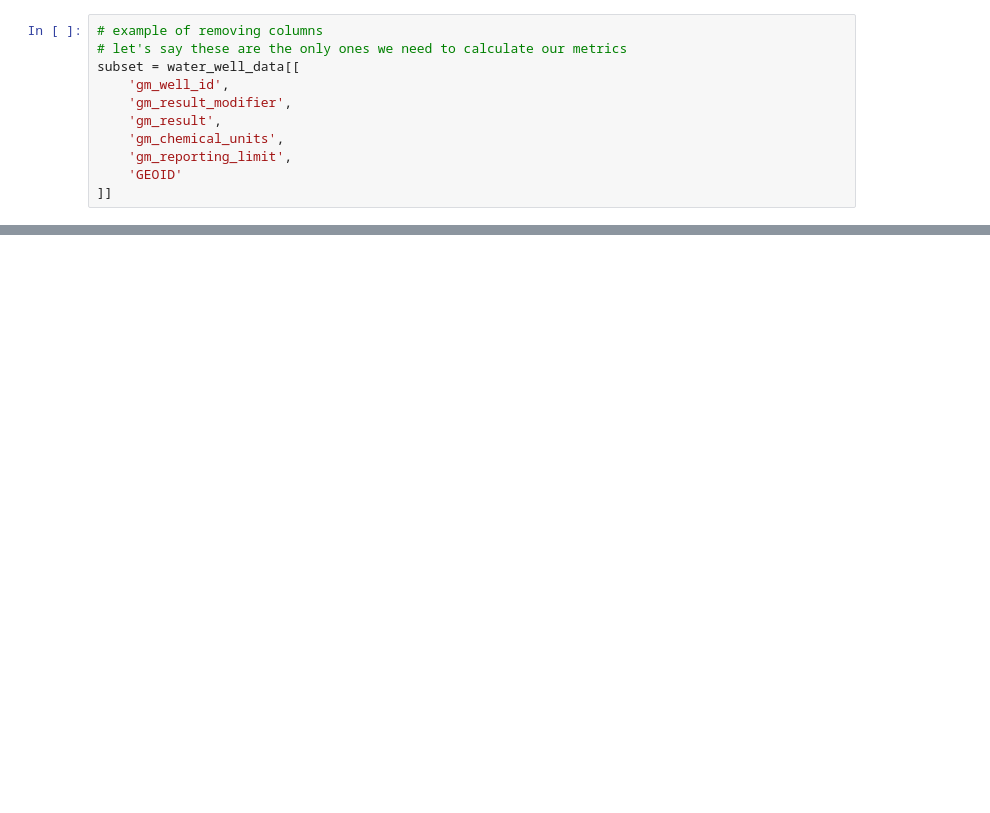
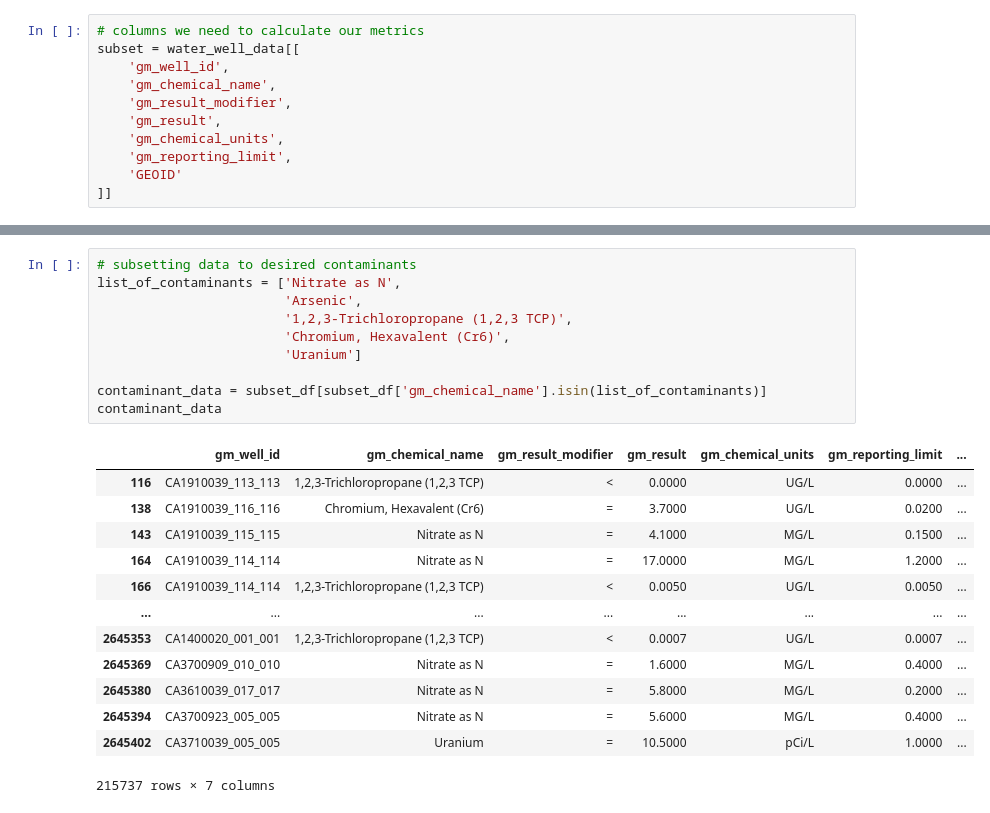
Before and after one commit to Eagle-Rock-Analytics/carb-climate-index, a Jupyter notebook: scripts/data_metric_calc/governance_gama_wells.ipynb, the cells around one changed output, grey strips where cells are left out. Saved outputs shown, nothing was run; the diff lists cells and outputs as text; blank space fills up the shorter version.

Commit message:
metric calc, function call, metadata

```diff
--- a/scripts/data_metric_calc/governance_gama_wells.ipynb
+++ b/scripts/data_metric_calc/governance_gama_wells.ipynb
@@ -32,8 +69,8 @@ df.columns
 # %%
-# example of removing columns
-# let's say these are the only ones we need to calculate our metrics
+# columns we need to calculate our metrics
 subset = water_well_data[[
     'gm_well_id',
+    'gm_chemical_name',
     'gm_result_modifier',
     'gm_result',
     'gm_chemical_units',
@@ -46,0 +180,24 @@ subset_df
+# %%
+# subsetting data to desired contaminants
+list_of_contaminants = ['Nitrate as N',
+                        'Arsenic',
+                        '1,2,3-Trichloropropane (1,2,3 TCP)',
+                        'Chromium, Hexavalent (Cr6)',
+                        'Uranium']
+
+contaminant_data = subset_df[subset_df['gm_chemical_name'].isin(list_of_contaminants)]
+contaminant_data
+# %% [output]
+|  | gm_well_id | gm_chemical_name | gm_result_modifier | gm_result | gm_chemical_units | gm_reporting_limit | ... |
+| 116 | CA1910039_113_113 | 1,2,3-Trichloropropane (1,2,3 TCP) | < | 0.0000 | UG/L | 0.0000 | ... |
+| 138 | CA1910039_116_116 | Chromium, Hexavalent (Cr6) | = | 3.7000 | UG/L | 0.0200 | ... |
+| 143 | CA1910039_115_115 | Nitrate as N | = | 4.1000 | MG/L | 0.1500 | ... |
+| 164 | CA1910039_114_114 | Nitrate as N | = | 17.0000 | MG/L | 1.2000 | ... |
+| 166 | CA1910039_114_114 | 1,2,3-Trichloropropane (1,2,3 TCP) | < | 0.0050 | UG/L | 0.0050 | ... |
+| ... | ... | ... | ... | ... | ... | ... | ... |
+| 2645353 | CA1400020_001_001 | 1,2,3-Trichloropropane (1,2,3 TCP) | < | 0.0007 | UG/L | 0.0007 | ... |
+| 2645369 | CA3700909_010_010 | Nitrate as N | = | 1.6000 | MG/L | 0.4000 | ... |
+| 2645380 | CA3610039_017_017 | Nitrate as N | = | 5.8000 | MG/L | 0.2000 | ... |
+| 2645394 | CA3700923_005_005 | Nitrate as N | = | 5.6000 | MG/L | 0.4000 | ... |
+| 2645402 | CA3710039_005_005 | Uranium | = | 10.5000 | pCi/L | 1.0000 | ... |
+215737 rows × 7 columns
```
Also changed, not shown: parts of 23 cells of this notebook.
